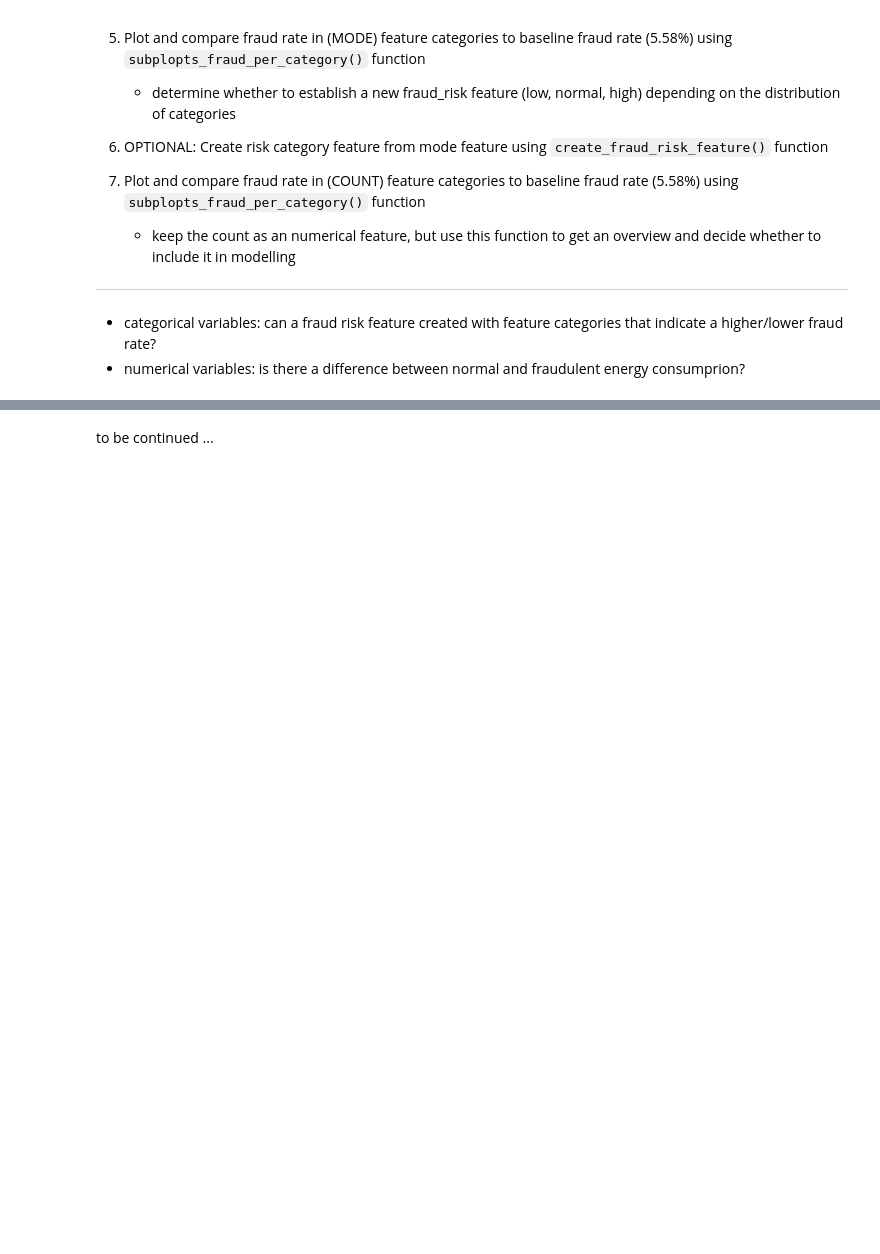
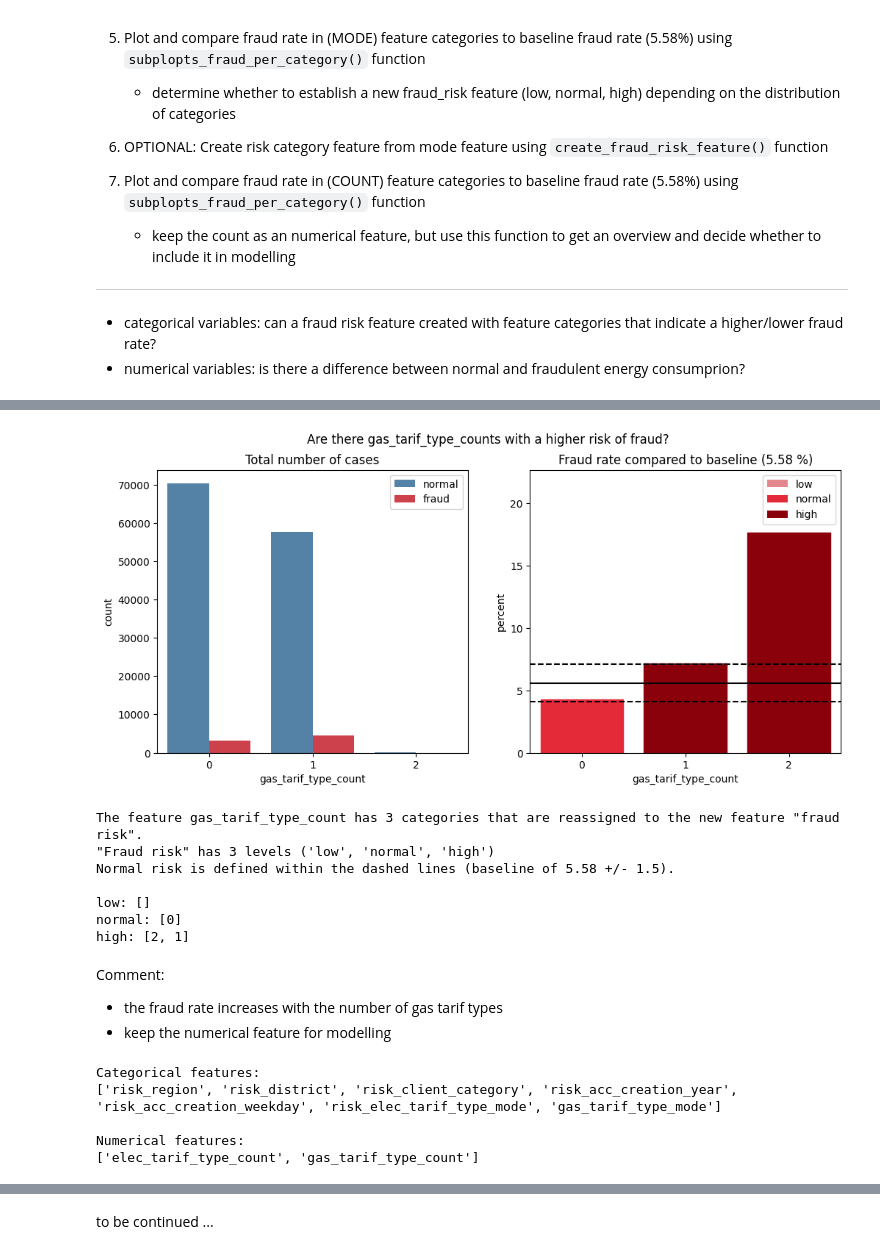
Before and after one commit to A-Lachs/ds_fraud_detection, a Jupyter notebook: EDA/EDA_notebook.ipynb, the cells around one changed output, grey strips where cells are left out. Cells and saved outputs as stored; diff of their text form; code cells hidden in the pictures; blank space fills up the shorter version.

```diff
--- a/EDA/EDA_notebook.ipynb
+++ b/EDA/EDA_notebook.ipynb
@@ -705,0 +826,33 @@ elec_tarif_type_features = create_mode_and_count_feature(df_elec,'tarif_type', '
+# %%
+# 5. Plot and compare fraud rate in (COUNT) feature categories to baseline
+grouped_gas_tarif_type_count, risk_categories_gas_tarif_type_count = subplopts_fraud_per_category(df_merged,
+                                                                                                 'gas_tarif_type_count',
+                                                                                                 fraud_baseline=FRAUD_BASELINE,
+                                                                                                 fraud_range=FRAUD_RANGE,
+                                                                                                 verbose=True)
+# %% [output]
+[figure, added]
+The feature gas_tarif_type_count has 3 categories that are reassigned to the new feature "fraud risk".
+"Fraud risk" has 3 levels ('low', 'normal', 'high')
+Normal risk is defined within the dashed lines (baseline of 5.58 +/- 1.5).
+
+low: []
+normal: [0]
+high: [2, 1]
+# %% [markdown]
+Comment:
+*   the fraud rate increases with the number of gas tarif types
+*   keep the numerical feature for modelling
+# %%
+# 7. features to keep for modeling
+CAT_FEATURES = add_feature_to_list('gas_tarif_type_mode', CAT_FEATURES)
+NUM_FEATURES = add_feature_to_list('gas_tarif_type_count', NUM_FEATURES)
+
+print(f'Categorical features:\n{CAT_FEATURES}')
+print(f'\nNumerical features:\n{NUM_FEATURES}')
+# %% [output]
+Categorical features:
+['risk_region', 'risk_district', 'risk_client_category', 'risk_acc_creation_year', 'risk_acc_creation_weekday', 'risk_elec_tarif_type_mode', 'gas_tarif_type_mode']
+
+Numerical features:
+['elec_tarif_type_count', 'gas_tarif_type_count']
```
Also changed, not shown: parts of 39 cells of this notebook, 1 other file.
